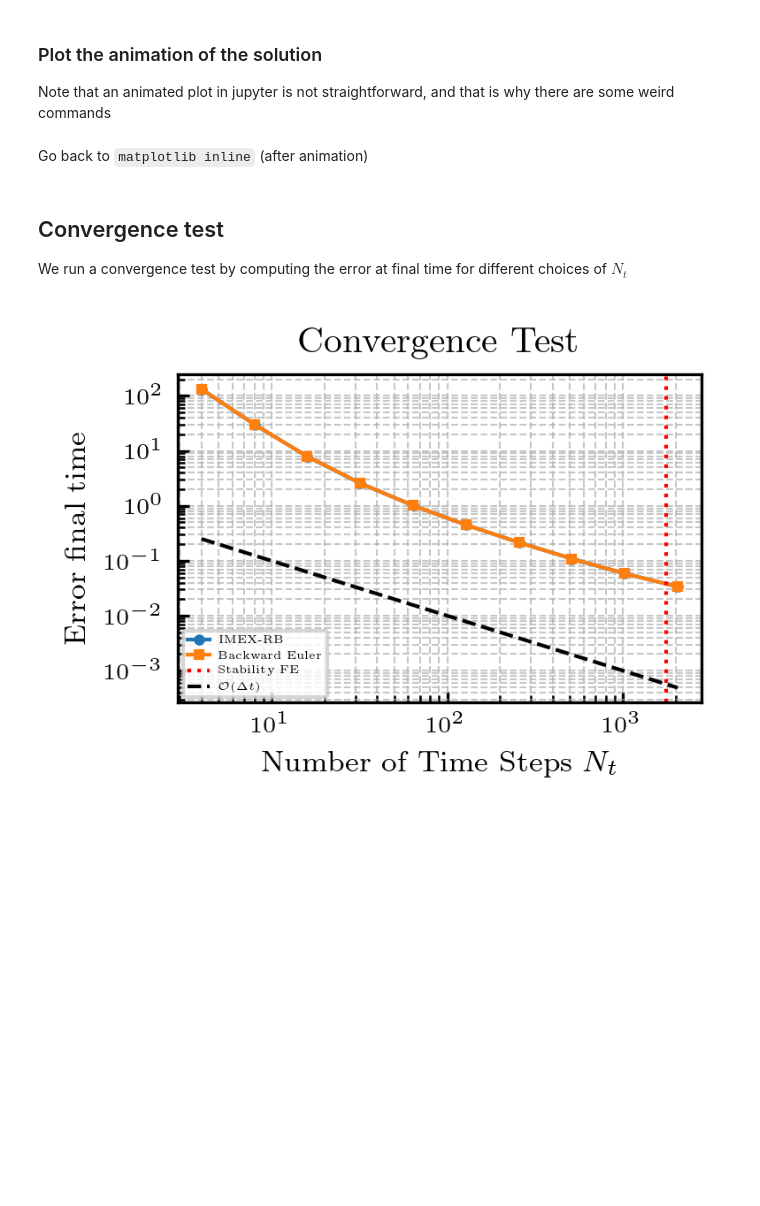
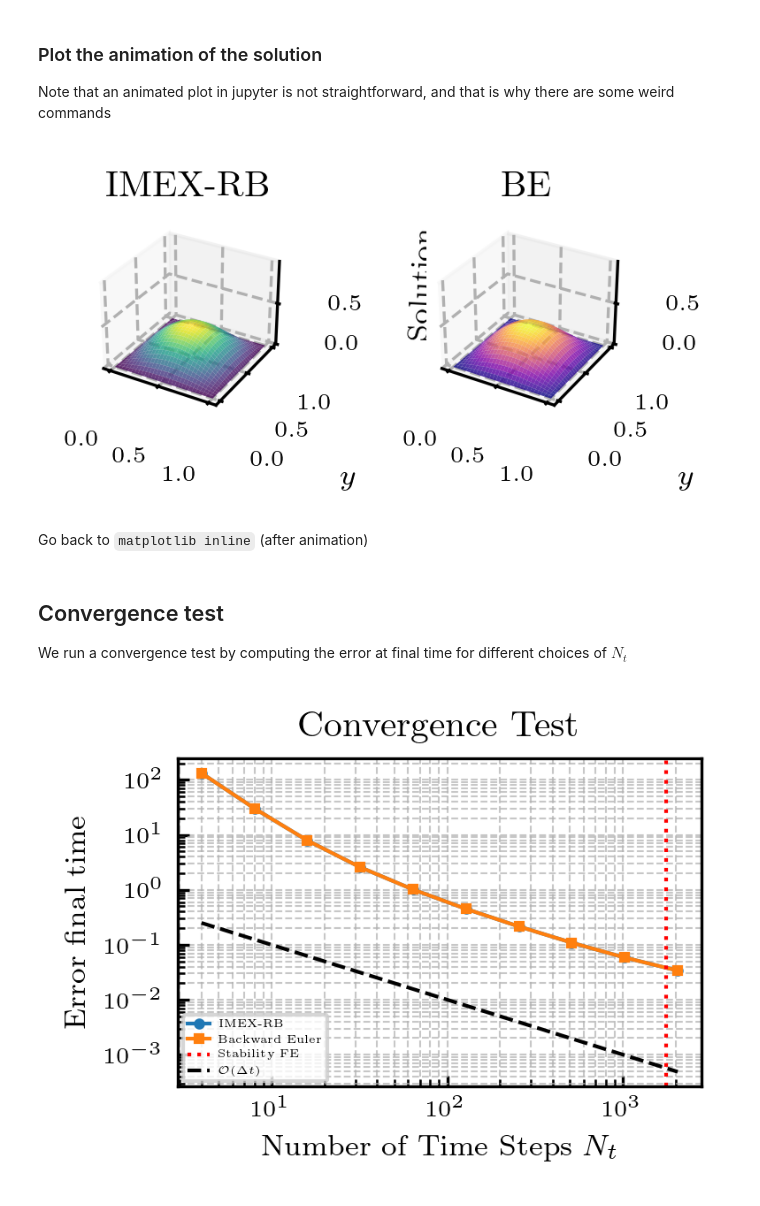
Before and after one commit to Fra-Sala/IMEX-RB, a Jupyter notebook: tutorials/heat2D.ipynb, the cells around one changed output. Drawn from its saved outputs; the diff is of its cells as text; code cells hidden in the pictures; blank space fills up the shorter version.

```diff
--- a/tutorials/heat2D.ipynb
+++ b/tutorials/heat2D.ipynb
@@ -148,2 +102,57 @@ Note that an animated plot in jupyter is not straightforward, and that is why th
+# %%
+%matplotlib ipympl
+from IPython import display
+import time
+import numpy as np
+import matplotlib.pyplot as plt
+from mpl_toolkits.mplot3d import Axes3D
+
+# Unpack meshgrid coords and shapes
+X, Y = problem.coords
+Nx, Ny = problem.shape
+
+# Precompute global z‐limits from both methods over all time steps
+zmin = min(uIMEX.min(), uBE.min())
+zmax = max(uIMEX.max(), uBE.max())
+
+# Setup figure with two 3D subplots
+fig = plt.figure()
+ax1 = fig.add_subplot(121, projection='3d')
+ax2 = fig.add_subplot(122, projection='3d')
+hdisplay = display.display("", display_id=True)
+
+# Common formatting
+for ax, title in [(ax1, "IMEX-RB"), (ax2, "BE")]:
+    ax.set_xlabel("$x$")
+    ax.set_ylabel("$y$")
+    ax.set_zlabel("Solution")
+    ax.set_zlim(zmin, zmax)
+    ax.set_title(title)
+
+# Initialize empty surfaces
+surf1 = ax1.plot_surface(X, Y, np.zeros((Nx, Ny)), cmap="viridis", alpha=0.8)
+surf2 = ax2.plot_surface(X, Y, np.zeros((Nx, Ny)), cmap="plasma", alpha=0.8)
+
+# Time‐loop: update each surface in turn
+for n, t in enumerate(tvec[::10]):
+    # remove old surfaces
+    surf1.remove()
+    surf2.remove()
+
+    # reshape solution vectors
+    Z1 = uIMEX[:, n].reshape((Nx, Ny))
+    Z2 = uBE[:,   n].reshape((Nx, Ny))
+
+    # re‐plot
+    surf1 = ax1.plot_surface(X, Y, Z1, cmap="viridis", alpha=0.8)
+    surf2 = ax2.plot_surface(X, Y, Z2, cmap="plasma", alpha=0.8)
+
+    # update display
+    hdisplay.update(fig)
+    # time.sleep(0.001)
+
+plt.close(fig)
+# %% [output]
+[figure, added]
 # %% [markdown]
 Go back to `matplotlib inline` (after animation)
```
Also changed, not shown: parts of 6 cells of this notebook, 4 other files.
